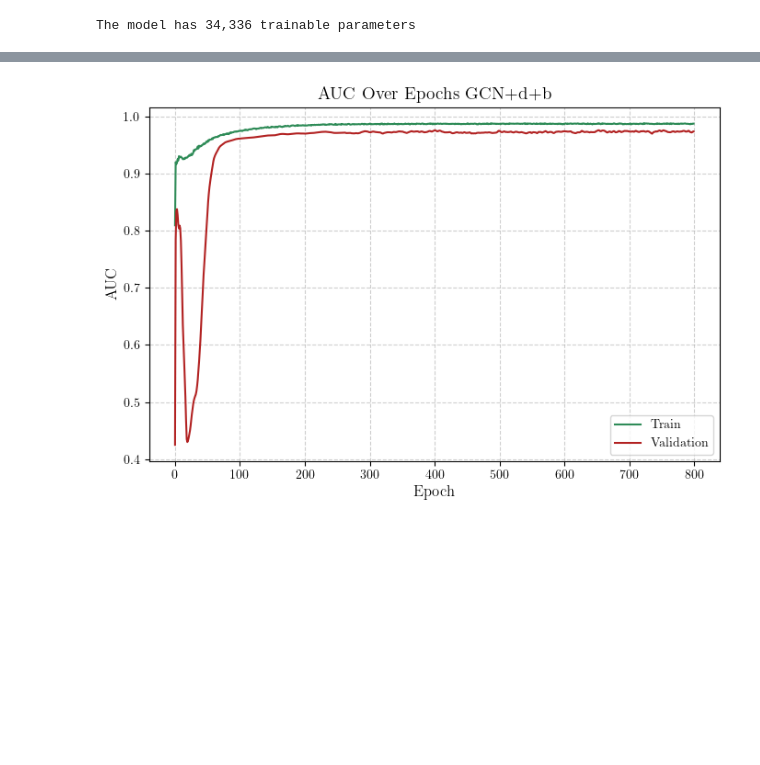
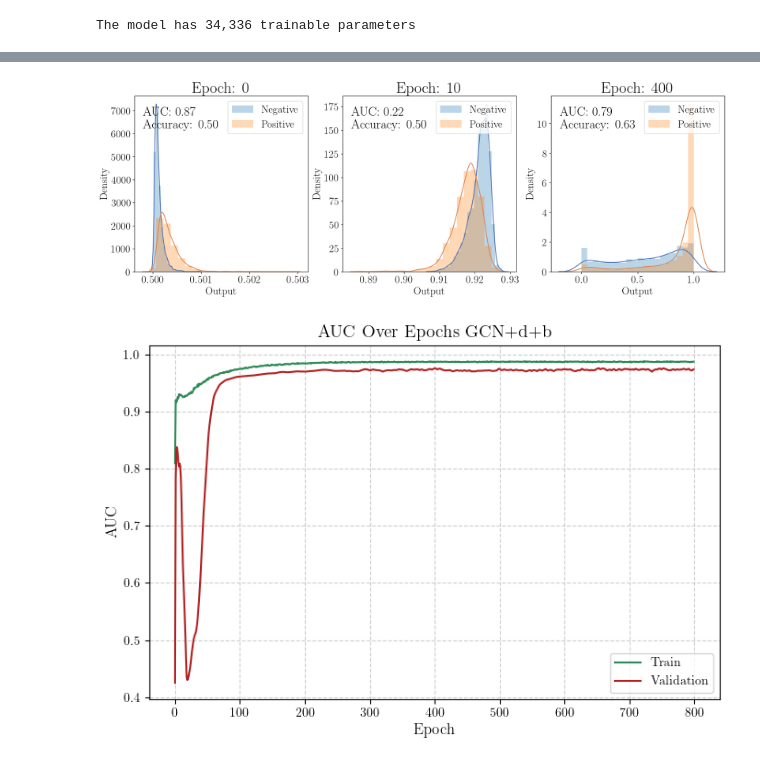
Before and after one commit to paololapo/NetworkReconstruction, a Jupyter notebook: GNN/networkReconstruction.ipynb, the cells around one changed output, grey strips where cells are left out. Saved outputs shown, nothing was run; the diff lists cells and outputs as text; code cells hidden in the pictures; blank space fills up the shorter version.

```diff
--- a/GNN/networkReconstruction.ipynb
+++ b/GNN/networkReconstruction.ipynb
@@ -1198,7 +1160,7 @@ trainer = GCNTrainer(model=model, optimizer=optimizer, criterion=criterion, devi
 train_acc_history, train_auc_history, val_acc_history, val_auc_history, loss_history, run_timestamp = trainer.train_model(
         train_data,
         val_data,
-        epochs=800,
+        epochs=400,
         early_stopping=True,
         early_stopping_patience=200,
         corrupt=False,
@@ -1532,3 +1507,44 @@ ax[2].set_yscale('log')
+# %%
+# Histograms of the output distributions
+model = Net(in_channels, hidden_channels, out_channels)
+trainer = GCNTrainer(model=model, optimizer=optimizer, criterion=criterion, device=device)
+
+checks = [0, 10, 400]
+
+out, label, auc, accuracy = [], [], [], []
+for i in range(max(checks) + 1):
+    if i in checks:
+      accuracy_i, auc_i, out_i, label_i = trainer.test(val_data, full_output=True)
+      out.append(out_i)
+      label.append(label_i)
+      auc.append(auc_i)
+      accuracy.append(accuracy_i)
+
+    trainer.train(train_data)
+# %%
+fig, ax = plt.subplots(1, 3, figsize=(20, 6))
+nbins = 20
+fontsize=20
+
+colors = sns.color_palette("deep", 2)
+for i, (out_i, label_i) in enumerate(zip(out, label)):
+    ax[i].hist(out_i[label_i == 0], bins=nbins, alpha=0.3, label='Negative', density=True)
+    ax[i].hist(out_i[label_i == 1], bins=nbins, alpha=0.3, label='Positive', density=True)
+    sns.kdeplot(out_i[label_i == 0], ax=ax[i], color=colors[0])
+    sns.kdeplot(out_i[label_i == 1], ax=ax[i], color=colors[1])
+    ax[i].set_title(f'Epoch: {checks[i]}', fontsize=fontsize*1.5)
+    #ax[i].set_xlim(0.5, 1.05)
+    ax[i].set_xlabel('Output', fontsize=fontsize)
+    ax[i].set_ylabel('Density', fontsize=fontsize)
+    ax[i].tick_params(axis='both', which='major', labelsize=fontsize)
+    ax[i].tick_params(axis='both', which='minor', labelsize=fontsize)
+    legend = ax[i].legend(loc="upper right", fontsize=fontsize)
+    bbox = legend.get_window_extent(fig.canvas.get_renderer()).transformed(ax[i].transAxes.inverted())
+    x_text, y_text = 0.05, bbox.y0 + 0.03
+    ax[i].text(x_text, y_text, f'AUC: {auc[i]:.2f}\nAccuracy: {accuracy[i]:.2f}', fontsize=fontsize*1.2,
+            transform=ax[i].transAxes, ha='left')
+# %% [output]
+[figure, added]
 # %%
 # Creazione del grafico AUC con puntini più piccoli
 plt.figure(figsize=(8, 5))
```
Also changed, not shown: parts of 38 cells of this notebook.
